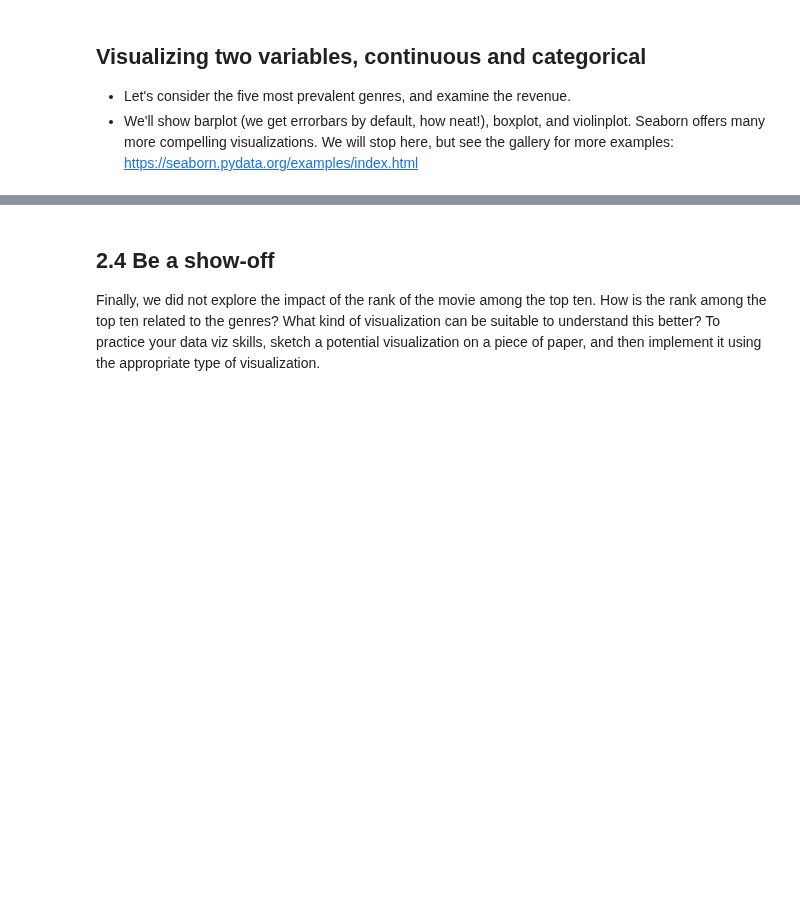
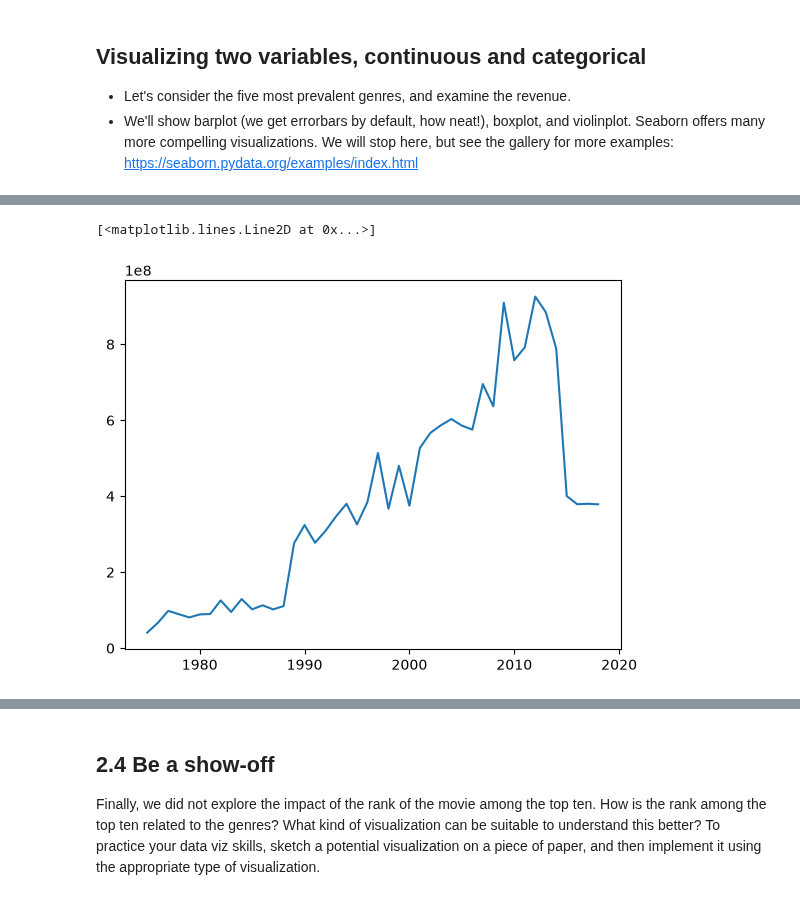
Before and after one commit to TimReuteler/ADA-2026, a Jupyter notebook: Exercises/02 - Data viz and data from the web/Becoming a DataVizard exercise.ipynb, the cells around one changed output, grey strips where cells are left out. Saved outputs shown, nothing was run; the diff lists cells and outputs as text; code cells hidden in the pictures; blank space fills up the shorter version.

```diff
--- a/Exercises/02 - Data viz and data from the web/Becoming a DataVizard exercise.ipynb
+++ b/Exercises/02 - Data viz and data from the web/Becoming a DataVizard exercise.ipynb
@@ -190,0 +193,13 @@ In the next three excercises, you are provided with descriptions and rough sketc
+# %%
+# Calculate yearly stats across movies here
+yearly_stats = (
+    movies
+    .drop(columns=["Main_Genre", "Genre_2", "Genre_3", "rating", "studio", "title"])
+    .groupby("year")
+    .agg(["mean", "std"])
+    .reset_index()
+)
+
+display(yearly_stats.head(5))
+plt.plot(yearly_stats["year"], yearly_stats["worldwide_gross"]["mean"])
+# %% [output]
@@ -190,0 +213,2 @@ In the next three excercises, you are provided with descriptions and rough sketc
+[<matplotlib.lines.Line2D at 0x...>]
+[figure, added]
```
Also changed, not shown: parts of 40 cells of this notebook, 17 other files.
